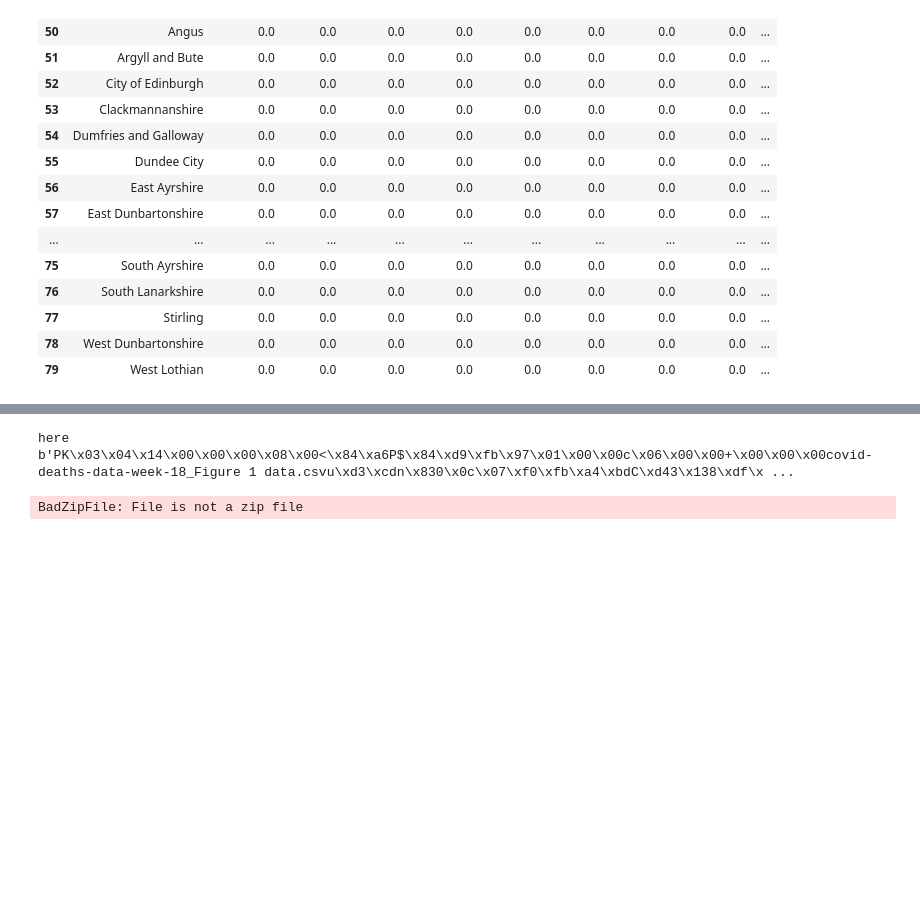
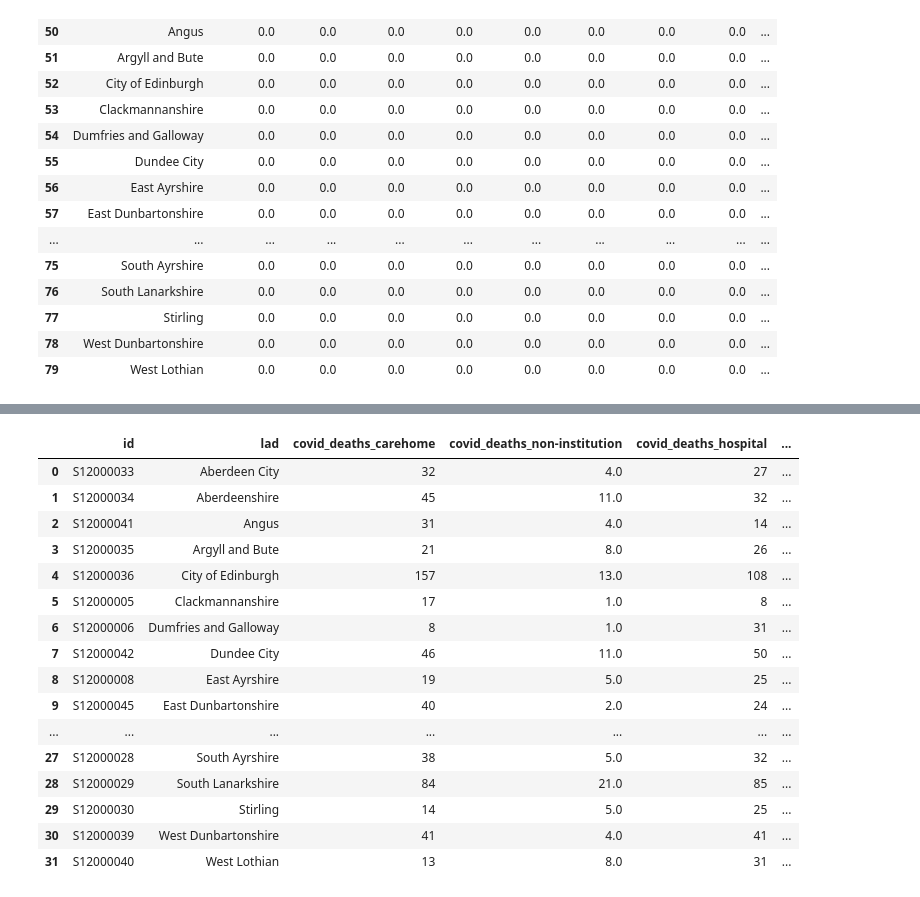
Before and after one commit to covidmaps/scotland, a Jupyter notebook: playground.ipynb, the cells around one changed output, grey strips where cells are left out. Saved outputs shown, nothing was run; the diff lists cells and outputs as text; code cells hidden in the pictures; blank space fills up the shorter version.

```diff
--- a/playground.ipynb
+++ b/playground.ipynb
@@ -211,6 +187,44 @@ def get_deaths_by_location_df(path):
-# %%
-get_deaths_by_location_df(path)
-# %% [output]
-here
-b'PK\x03\x04\x14\x00\x00\x00\x08\x00<\x84\xa6P$\x84\xd9\xfb\x97\x01\x00\x00c\x06\x00\x00+\x00\x00\x00covid-deaths-data-week-18_Figure 1 data.csvu\xd3\xcdn\x830\x0c\x07\xf0\xfb\xa4\xbdC\xd43\x138\xdf\x ...
-BadZipFile: File is not a zip file
+# %%
+def create_all_data_df(path):
+
+    dict_id = {"S12000033":"Aberdeen City","S12000034":"Aberdeenshire","S12000041":"Angus","S12000035":"Argyll and Bute","S12000036":"City of Edinburgh","S12000005":"Clackmannanshire","S12000006":"Dumfries and Galloway","S12000042":"Dundee City","S12000008":"East Ayrshire","S12000045":"East Dunbartonshire","S12000010":"East Lothian","S12000011":"East Renfrewshire","S12000014":"Falkirk","S12000015":"Fife","S12000046":"Glasgow City","S12000017":"Highland","S12000018":"Inverclyde","S12000019":"Midlothian","S12000020":"Moray","S12000013":"Na h-Eileanan Siar","S12000021":"North Ayrshire","S12000044":"North Lanarkshire","S12000023":"Orkney Islands","S12000024":"Perth and Kinross","S12000038":"Renfrewshire","S12000026":"Scottish Borders","S12000027":"Shetland Islands","S12000028":"South Ayrshire","S12000029":"South Lanarkshire","S12000030":"Stirling","S12000039":"West Dunbartonshire","S12000040":"West Lothian"}
+
+    df_death_locations = get_death_locations_df(path)
+
+    df_all = df_death_locations.reset_index(drop=True, inplace=False)
+    headings = ['lad', 'covid_deaths_carehome', 'covid_deaths_non-institution', 'covid_deaths_hospital', 'covid_deaths_other', 'covid_deaths_total', 'blank1', 'all_deaths_carehome', 'all_deaths_non-institution', 'all_deaths_hospital', 'all_deaths_other', 'all_deaths_total']
+    df_all.columns = headings
+    # Add the ratios
+
+    df_all['ratio_hospital_death_covid'] = (df_all['covid_deaths_hospital'].str.replace(',', '').astype(float) / df_all['all_deaths_hospital'].str.replace(',', '').astype(float)) * 100
+    df_all['ratio_carehome_death_covid'] = (df_all['covid_deaths_carehome'].str.replace(',', '').astype(float) / df_all['all_deaths_carehome'].str.replace(',', '').astype(float)) * 100
+    df_all['ratio_total_death_covid'] = (df_all['covid_deaths_total'].str.replace(',', '').astype(float) / df_all['all_deaths_total'].str.replace(',', '').astype(float)) * 100
+    df_all = df_all.drop(['blank1'], axis=1)
+    df_all = df_all.round(1)
+    df_all['id'] = dict_id.keys()
+    df_all = df_all.set_index('id').reset_index(drop=False, inplace=False)
+
+
+    return df_all
+# %%
+path = "https://www.nrscotland.gov.uk/files//statistics/covid19/"
+df_all = create_all_data_df(path)
+df_all
+# %% [output]
+|  | id | lad | covid_deaths_carehome | covid_deaths_non-institution | covid_deaths_hospital | ... |
+| 0 | S12000033 | Aberdeen City | 32 | 4.0 | 27 | ... |
+| 1 | S12000034 | Aberdeenshire | 45 | 11.0 | 32 | ... |
+| 2 | S12000041 | Angus | 31 | 4.0 | 14 | ... |
+| 3 | S12000035 | Argyll and Bute | 21 | 8.0 | 26 | ... |
+| 4 | S12000036 | City of Edinburgh | 157 | 13.0 | 108 | ... |
+| 5 | S12000005 | Clackmannanshire | 17 | 1.0 | 8 | ... |
+| 6 | S12000006 | Dumfries and Galloway | 8 | 1.0 | 31 | ... |
+| 7 | S12000042 | Dundee City | 46 | 11.0 | 50 | ... |
+| 8 | S12000008 | East Ayrshire | 19 | 5.0 | 25 | ... |
+| 9 | S12000045 | East Dunbartonshire | 40 | 2.0 | 24 | ... |
+| ... | ... | ... | ... | ... | ... | ... |
+| 27 | S12000028 | South Ayrshire | 38 | 5.0 | 32 | ... |
+| 28 | S12000029 | South Lanarkshire | 84 | 21.0 | 85 | ... |
+| 29 | S12000030 | Stirling | 14 | 5.0 | 25 | ... |
+| 30 | S12000039 | West Dunbartonshire | 41 | 4.0 | 41 | ... |
+| 31 | S12000040 | West Lothian | 13 | 8.0 | 31 | ... |
```
Also changed, not shown: parts of 5 cells of this notebook, 5 other files.
